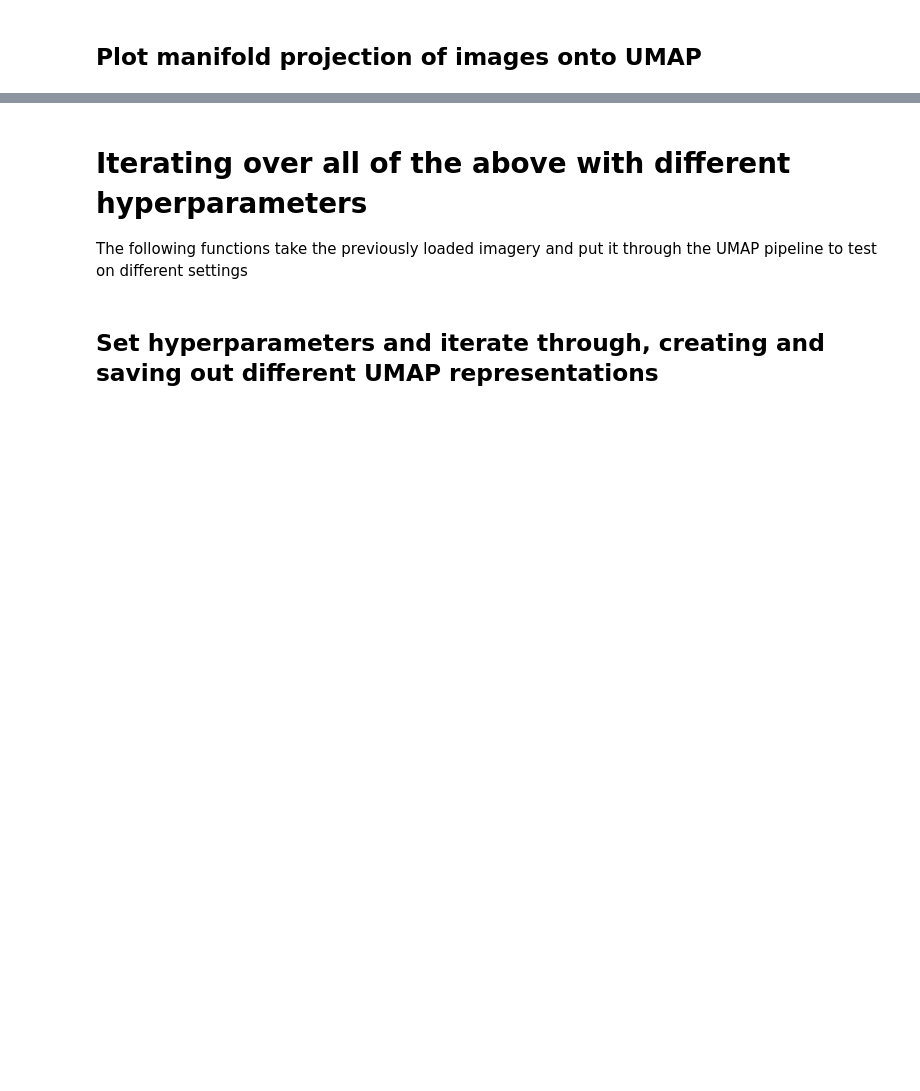
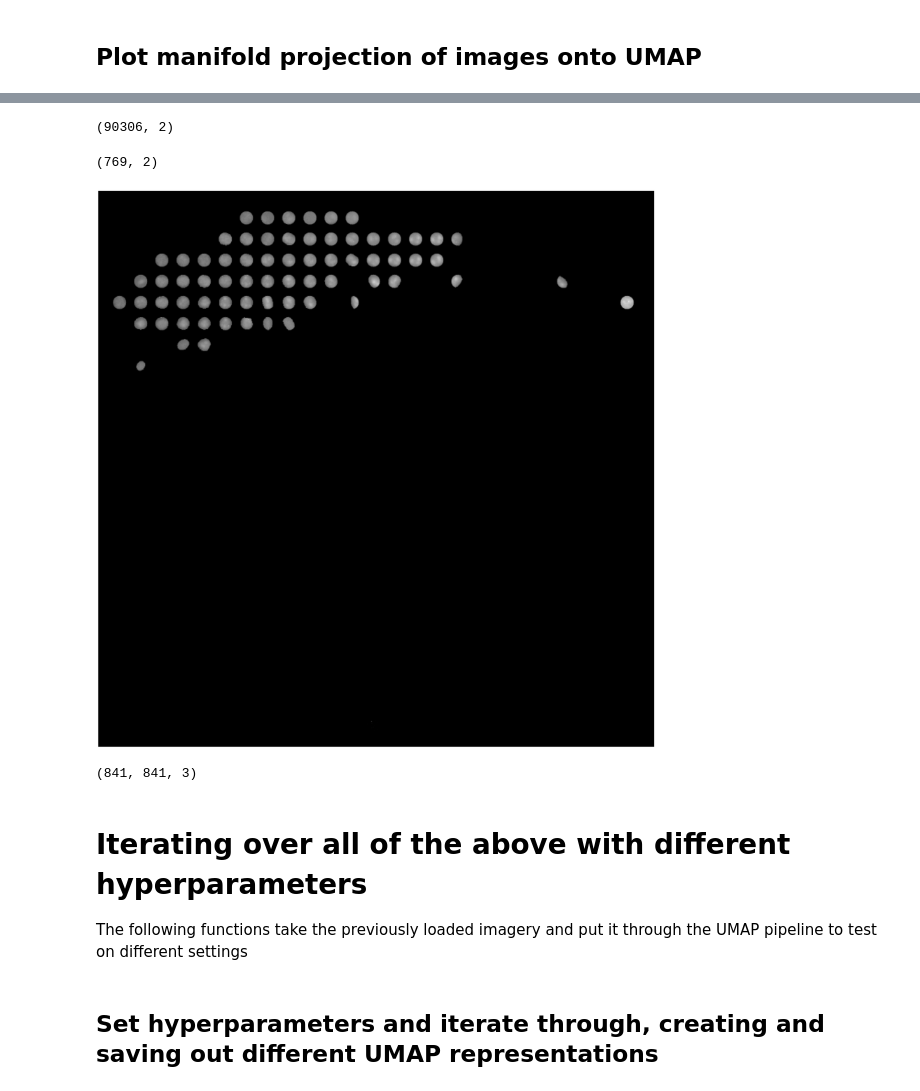
Before and after one commit to nthndy/cell-comp-analysis, a Jupyter notebook: commitment_analysis/UMAP/ResNet_feature_extractor_for_my_data.ipynb, the cells around one changed output, grey strips where cells are left out. Cells and saved outputs as stored; diff of their text form; code cells hidden in the pictures; blank space fills up the shorter version.

```diff
--- a/commitment_analysis/UMAP/ResNet_feature_extractor_for_my_data.ipynb
+++ b/commitment_analysis/UMAP/ResNet_feature_extractor_for_my_data.ipynb
@@ -254,0 +463,4 @@ fn = '/home/nathan/data/analysis_results/UMAP/confocal/trial_output/manifold_pro
+# %%
+filtered_imgs = [img for i, img in enumerate(imgs) if i in indices]
+filtered_imgs = np.stack(filtered_imgs, axis =0)
+filtered_imgs.shape
@@ -254,0 +479,2 @@ fn = '/home/nathan/data/analysis_results/UMAP/confocal/trial_output/manifold_pro
+# %%
+new_embedding_ = [k for j, k in enumerate(mapper.embedding_) if j in indices]
@@ -255,3 +509,37 @@ fn = '/home/nathan/data/analysis_results/UMAP/confocal/trial_output/manifold_pro
+# %%
+new_embedding_ = np.stack(new_embedding_, 0)
+# %%
+mapper.embedding_.shape
+# %% [output]
+(90306, 2)
+# %%
+new_embedding_.shape
+# %% [output]
+(769, 2)
+# %%
+bins = 25
+embed_imgs = ((filtered_imgs-np.min(filtered_imgs))/(np.ptp(filtered_imgs)) * 255).astype(np.uint32)##np.uint8)
+#mapper_projection = MyManifoldProjection2D(embed_imgs, output_shape=(32,32))
+mapper_projection = projection.ManifoldProjection2D(embed_imgs, output_shape=(32,32))
+img_grid, heatmap, delimiters = mapper_projection(new_embedding_, components=(0,1), bins=bins, method='random')## method='sum'
+# %%
+fig, ax = plt.subplots(figsize=(24,24))
+im = plt.imshow(img_grid,
+                origin="lower",
+                #extent=delimiters,
+                #vmin=0, vmax=255, # modify or comment out according to image intensity values to show
+                cmap="gray",)
+plt.axis('off')
+plt.tight_layout()
+#plt.colorbar()
+fn = '/home/nathan/data/analysis_results/UMAP/kraken/circle_crop/single_cell_plots/manifold_projection_nbs{}_eps{}_{}.png'.format(nbs, eps, time.strftime("%Y%m%d-%H%M%S"))
+plt.savefig(fn, dpi=300, bbox_inches="tight")
+# %% [output]
+[figure, added]
+# %%
+img_grid.shape
+# %% [output]
+(841, 841, 3)
 # %% [markdown]
 # Iterating over all of the above with different hyperparameters
 The following functions take the previously loaded imagery and put it through the UMAP pipeline to test on different settings
```
Also changed, not shown: parts of 50 cells of this notebook, 2 other files.
